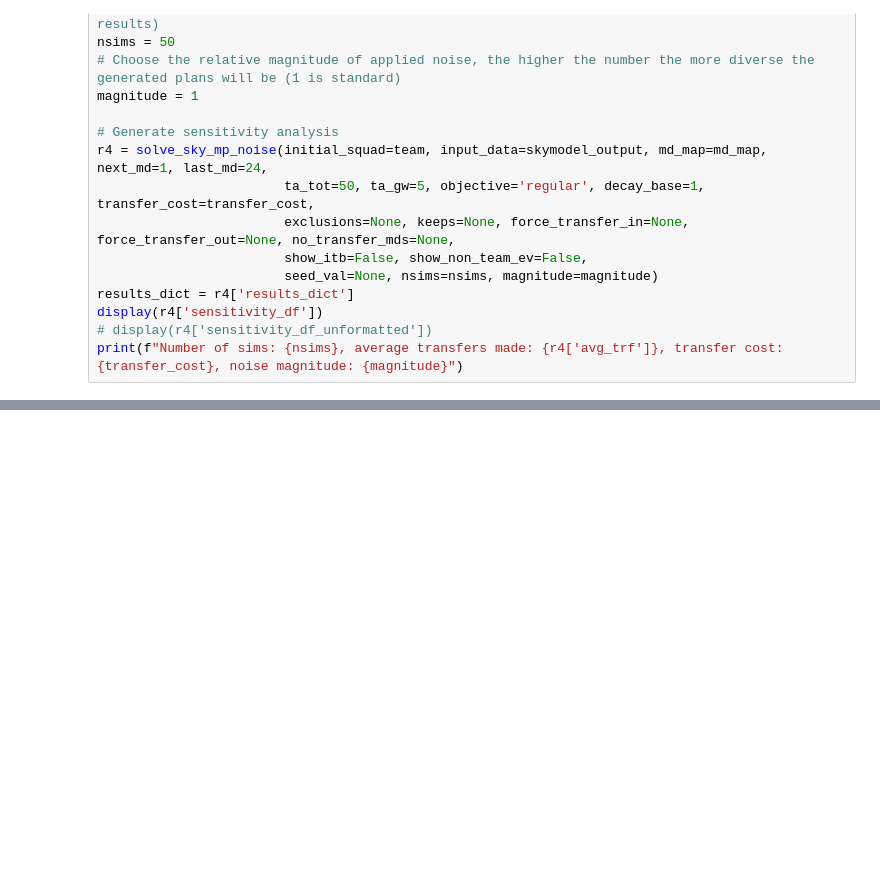
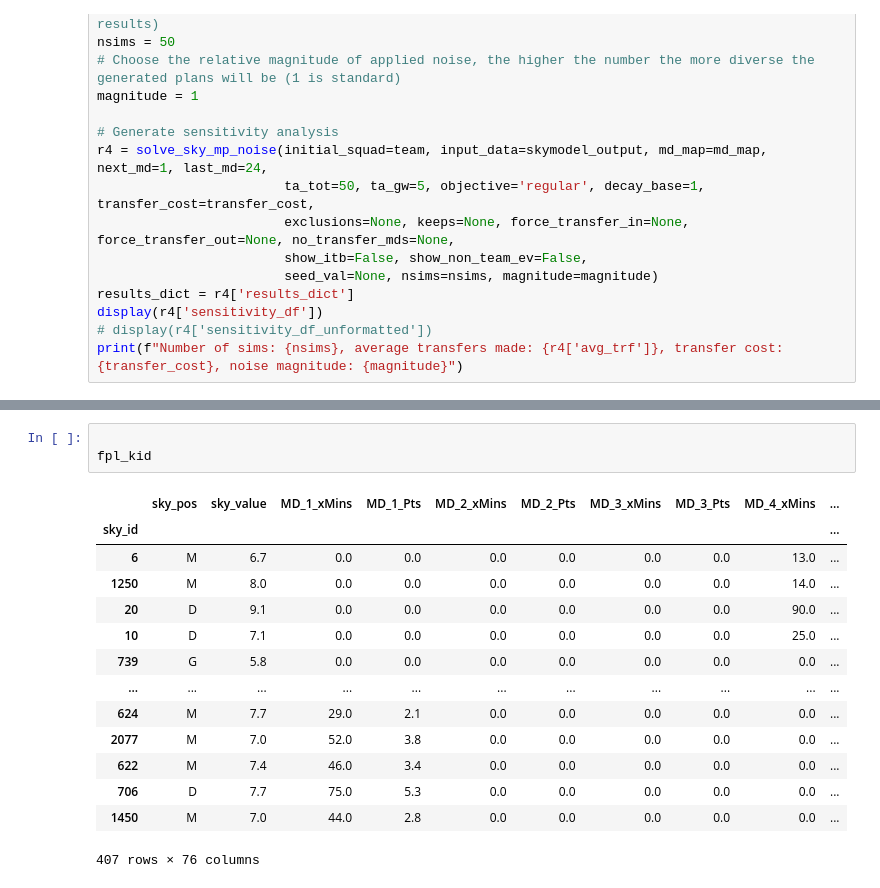
Before and after one commit to SamTroy/SkyFF_Optimization, a Jupyter notebook: notebooks/sky_opt_v1.ipynb, the cells around one changed output, grey strips where cells are left out. Drawn from its saved outputs; the diff is of its cells as text; blank space fills up the shorter version.

```diff
--- a/notebooks/sky_opt_v1.ipynb
+++ b/notebooks/sky_opt_v1.ipynb
@@ -935,0 +1061,18 @@ print(f"Number of sims: {nsims}, average transfers made: {r4['avg_trf']}, transf
+# %%
+
+fpl_kid
+# %% [output]
+|  | sky_pos | sky_value | MD_1_xMins | MD_1_Pts | MD_2_xMins | MD_2_Pts | MD_3_xMins | MD_3_Pts | MD_4_xMins | ... |
+| sky_id |  |  |  |  |  |  |  |  |  | ... |
+| 6 | M | 6.7 | 0.0 | 0.0 | 0.0 | 0.0 | 0.0 | 0.0 | 13.0 | ... |
+| 1250 | M | 8.0 | 0.0 | 0.0 | 0.0 | 0.0 | 0.0 | 0.0 | 14.0 | ... |
+| 20 | D | 9.1 | 0.0 | 0.0 | 0.0 | 0.0 | 0.0 | 0.0 | 90.0 | ... |
+| 10 | D | 7.1 | 0.0 | 0.0 | 0.0 | 0.0 | 0.0 | 0.0 | 25.0 | ... |
+| 739 | G | 5.8 | 0.0 | 0.0 | 0.0 | 0.0 | 0.0 | 0.0 | 0.0 | ... |
+| ... | ... | ... | ... | ... | ... | ... | ... | ... | ... | ... |
+| 624 | M | 7.7 | 29.0 | 2.1 | 0.0 | 0.0 | 0.0 | 0.0 | 0.0 | ... |
+| 2077 | M | 7.0 | 52.0 | 3.8 | 0.0 | 0.0 | 0.0 | 0.0 | 0.0 | ... |
+| 622 | M | 7.4 | 46.0 | 3.4 | 0.0 | 0.0 | 0.0 | 0.0 | 0.0 | ... |
+| 706 | D | 7.7 | 75.0 | 5.3 | 0.0 | 0.0 | 0.0 | 0.0 | 0.0 | ... |
+| 1450 | M | 7.0 | 44.0 | 2.8 | 0.0 | 0.0 | 0.0 | 0.0 | 0.0 | ... |
+407 rows × 76 columns
```
Also changed, not shown: parts of 5 cells of this notebook.
